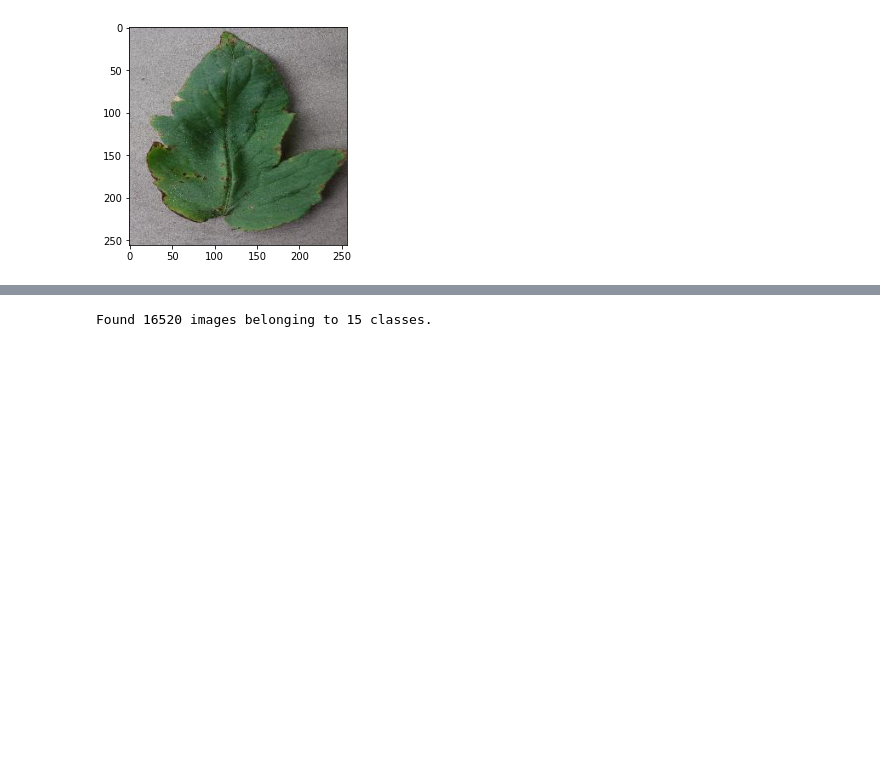
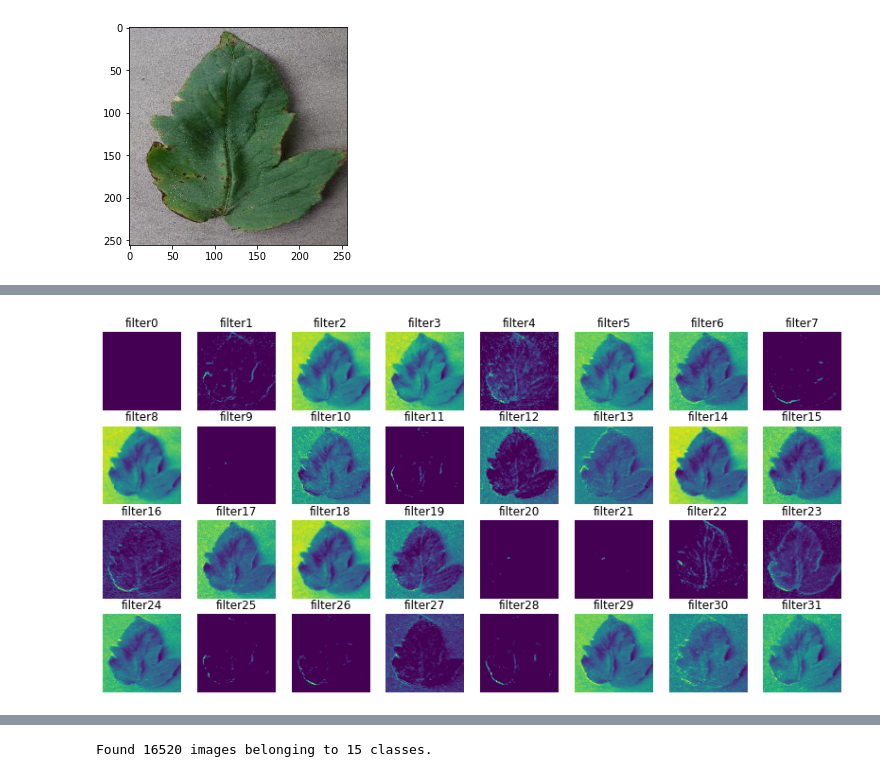
Before and after one commit to ShrutiThorat/PlantDiseaseDetectionUsingCNN, a Jupyter notebook: PlantDiseaseDetectionUsingCNN.ipynb, the cells around one changed output, grey strips where cells are left out. Cells and saved outputs as stored; diff of their text form; code cells hidden in the pictures; blank space fills up the shorter version.

```diff
--- a/PlantDiseaseDetectionUsingCNN.ipynb
+++ b/PlantDiseaseDetectionUsingCNN.ipynb
@@ -260,0 +342,15 @@ plt.show()
+# %%
+#max_pooling2d_1_features
+
+fig=plt.figure(figsize=(14,7))
+columns = 8
+rows = 4
+for i in range(columns*rows):
+    #img = mpimg.imread()
+    fig.add_subplot(rows, columns, i+1)
+    plt.axis('off')
+    plt.title('filter'+str(i))
+    plt.imshow(max_pooling2d_1_features[0, :, :, i], cmap='viridis')
+plt.show()
+# %% [output]
+[figure, added]
```
Also changed, not shown: parts of 28 cells of this notebook.
